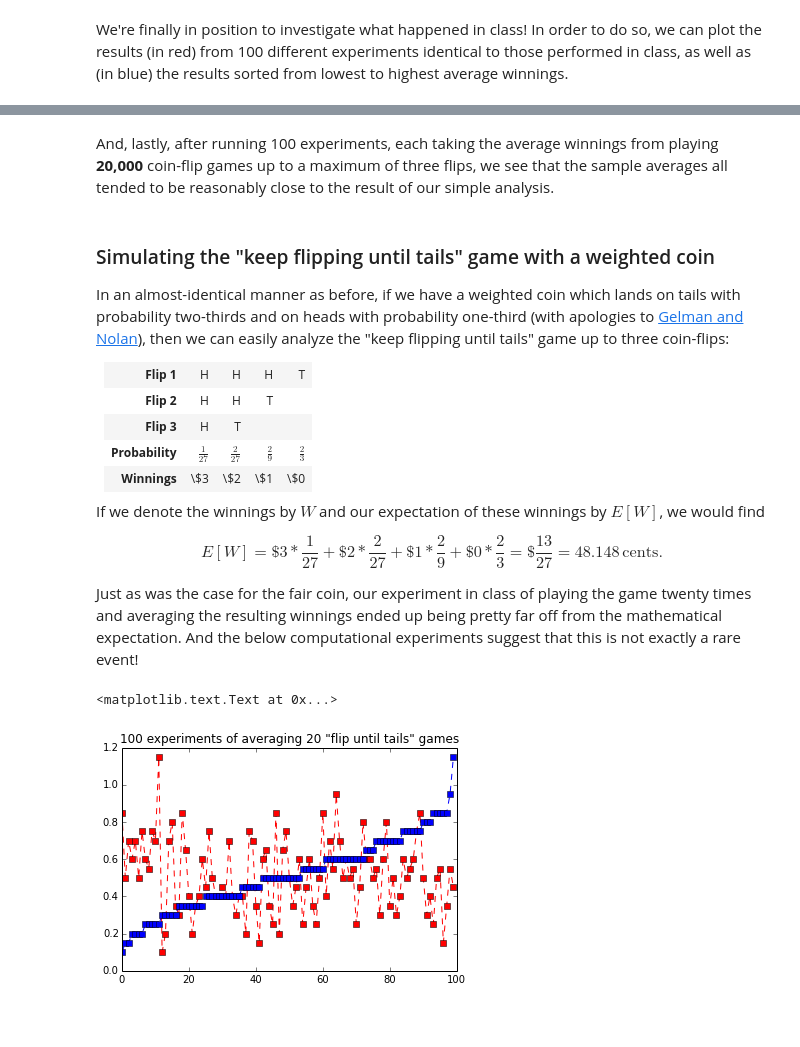
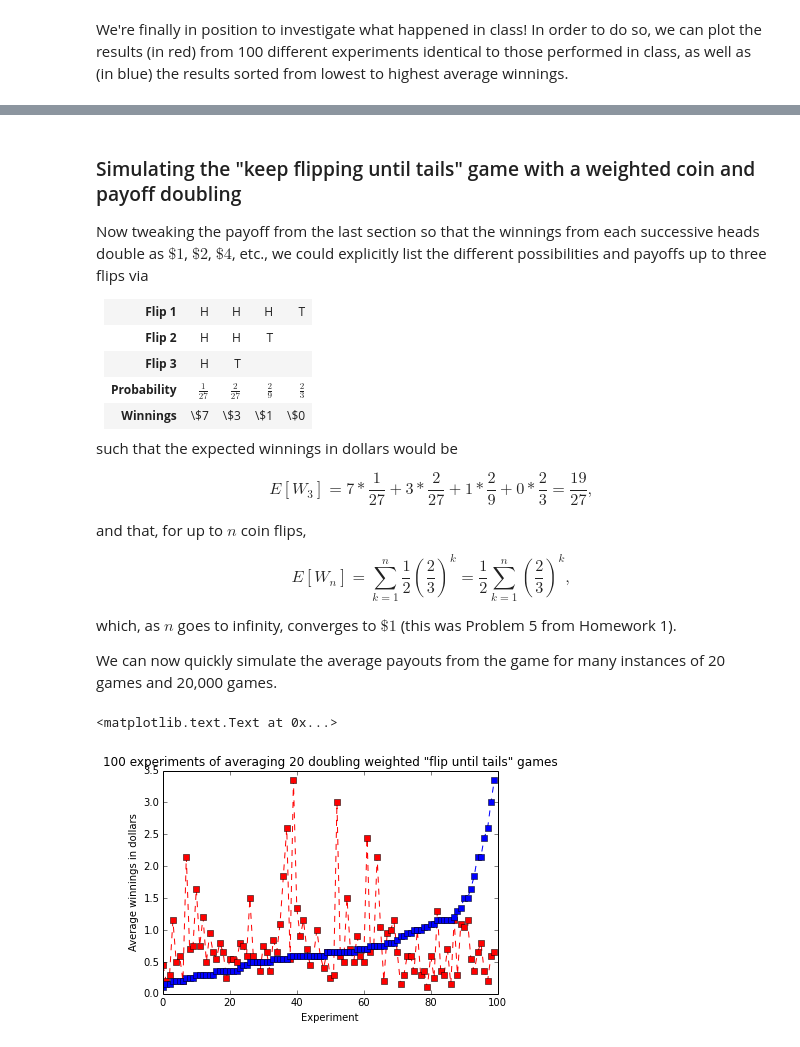
Before and after one commit to poulson/MitRW, a Jupyter notebook: Notebook03-Experiment.ipynb, the cells around one changed output, grey strips where cells are left out. Drawn from its saved outputs; the diff is of its cells as text; code cells hidden in the pictures; blank space fills up the shorter version.

```diff
--- a/Notebook03-Experiment.ipynb
+++ b/Notebook03-Experiment.ipynb
@@ -112,9 +208,8 @@ plt.title('100 experiments of averaging 20,000 "flip until tails" games')
-# %% [markdown]
-And, lastly, after running 100 experiments, each taking the average winnings from playing **20,000** coin-flip games up to a maximum of three flips, we see that the sample averages all tended to be reasonably close to the result of our simple analysis.
 # %% [markdown]
-### Simulating the "keep flipping until tails" game with a weighted coin
+### Simulating the "keep flipping until tails" game with a weighted coin and payoff doubling
 
-In an almost-identical manner as before, if we have a weighted coin which lands on tails with probability two-thirds and on heads with probability one-third (with apologies to [Gelman and Nolan](http://www.stat.columbia.edu/~gelman/research/published/diceRev2.pdf)), then we can easily analyze the "keep flipping until tails" game up to three coin-flips:
+Now tweaking the payoff from the last section so that the winnings from each successive heads double as $\$1$, $\$2$, $\$4$, etc.,
+we could explicitly list the different possibilities and payoffs up to three flips via
 
 <table>
 <tr><td><strong>Flip 1</strong></td><td>H</td><td>H</td><td>H</td><td>T</td></tr>
@@ -122,61 +217,59 @@ In an almost-identical manner as before, if we have a weighted coin which lands
 <tr><td><strong>Flip 3</strong></td><td>H</td><td>T</td><td> </td><td> </td></tr>
 <tr><td><strong>Probability</strong></td><td>$\frac{1}{27}$</td><td>$\frac{2}{27}$</td><td>$\frac{2}{9}$</td>
 <td>$\frac{2}{3}$</td></tr>
-<tr><td><strong>Winnings</strong></td><td>\$3</td><td>\$2</td><td>\$1</td><td>\$0</td></tr>
+<tr><td><strong>Winnings</strong></td><td>\$7</td><td>\$3</td><td>\$1</td><td>\$0</td></tr>
 </table>
 
-If we denote the winnings by $W$ and our expectation of these winnings by $E[W]$, we would find
+such that the expected winnings in dollars would be
 
-$$
-E[W] = \$3*\frac{1}{27} + \$2*\frac{2}{27} + \$1*\frac{2}{9} + \$0*\frac{2}{3} = \$\frac{13}{27} = 48.148\,\text{cents}.
-$$
+$$ E[W_3] = 7*\frac{1}{27} + 3*\frac{2}{27} + 1*\frac{2}{9} + 0*\frac{2}{3} = \frac{19}{27}, $$
 
-Just as was the case for the fair coin, our experiment in class of playing the game twenty times and averaging the resulting winnings ended up being pretty far off from the mathematical expectation. And the below computational experiments suggest that this is not exactly a rare event!
+and that, for up to $n$ coin flips,
+
+$$ E[W_n] = \sum_{k=1}^n \frac{1}{2} \left(\frac{2}{3}\right)^k = \frac{1}{2} \sum_{k=1}^n \left(\frac{2}{3}\right)^k, $$
+
+which, as $n$ goes to infinity, converges to $\$1$ (this was Problem 5 from Homework 1).
+
+We can now quickly simulate the average payouts from the game for many instances of 20 games and 20,000 games.
 # %%
-# Simulate our class experiment of rolling a six-sided die and assigning
-# the rolls 1 and 2 to heads, versus 3, 4, 5, and 6 to tails. This gives a
-# two-thirds probability of rolling tails.
-def weightedCoin():
-    diceRoll = random.randint(1,6)
-    if diceRoll == 1 or diceRoll == 2:
-        return 0
-    else:
-        return 1
-
-# Simulate a weighted coin game with a limit on the maximum number of coin flips
-# by flipping the weighted coin and either increasing the winnings by one if heads
-# is flipped (with heads represented by the number 0) or quitting and returning
-# the winnings if tails is flipped (with tails represented by the number 1)
-def weightedCoinGame(flipLimit):
+# Simulate a weighted coin game with doubling by flipping the weighted coin
+# and either increasing the winnings by twice the previous amount (starting at $1)
+# if heads is flipped (with heads represented by the number 0) or quitting and
+# returning the winnings if tails is flipped (with tails represented by the number 1)
+def doublingWeightedCoinGame():
     winnings = 0.
-    for k in xrange(0,flipLimit):
+    payoff = 1.
+    while True:
         # Flip the coin and stop if tails (a flip of 1)
         flip = weightedCoin()
         if flip == 1:
             return winnings
         else:
-            winnings = winnings + 1.
+            winnings = winnings + payoff
+            payoff = 2.*payoff
     return winnings
 
 # Run an experiment where we average the result from 'numTrials' coin-flip games
 # limited to at most 'flipLimit' coin-flips (in class, this is usually three)
-def weightedExperiment(flipLimit,numTrials):
-    totalWinnings = 0
+def doublingWeightedExperiment(numTrials):
+    totalWinnings = 0.
     for trial in xrange(0,numTrials):
-        totalWinnings = totalWinnings + weightedCoinGame(flipLimit)
+        totalWinnings = totalWinnings + doublingWeightedCoinGame()
     return totalWinnings / numTrials
 
 # Collect the results from a large number of experiments into a list
-def multipleWeightedExperiments(flipLimit,numTrials,numRuns):
+def multipleDoublingWeightedExperiments(numTrials,numRuns):
     averages = np.zeros(numRuns)
     for run in xrange(0,numRuns):
-        averages[run] = weightedExperiment(flipLimit,numTrials)
+        averages[run] = doublingWeightedExperiment(numTrials)
     return averages
 # %%
-averages = multipleWeightedExperiments(flipLimit=3,numTrials=20,numRuns=100)
+averages = multipleDoublingWeightedExperiments(numTrials=20,numRuns=100)
 sortedAvg = np.sort(averages)
 plt.plot(averages,'rs--',sortedAvg,'bs--')
-plt.title('100 experiments of averaging 20 "flip until tails" games')
+plt.title('100 experiments of averaging 20 doubling weighted "flip until tails" games')
+plt.ylabel('Average winnings in dollars')
+plt.xlabel('Experiment')
 # %% [output]
 <matplotlib.text.Text at 0x...>
-[figure, old version]
+[figure, new version]
```
Also changed, not shown: parts of 24 cells of this notebook, 2 other files.
